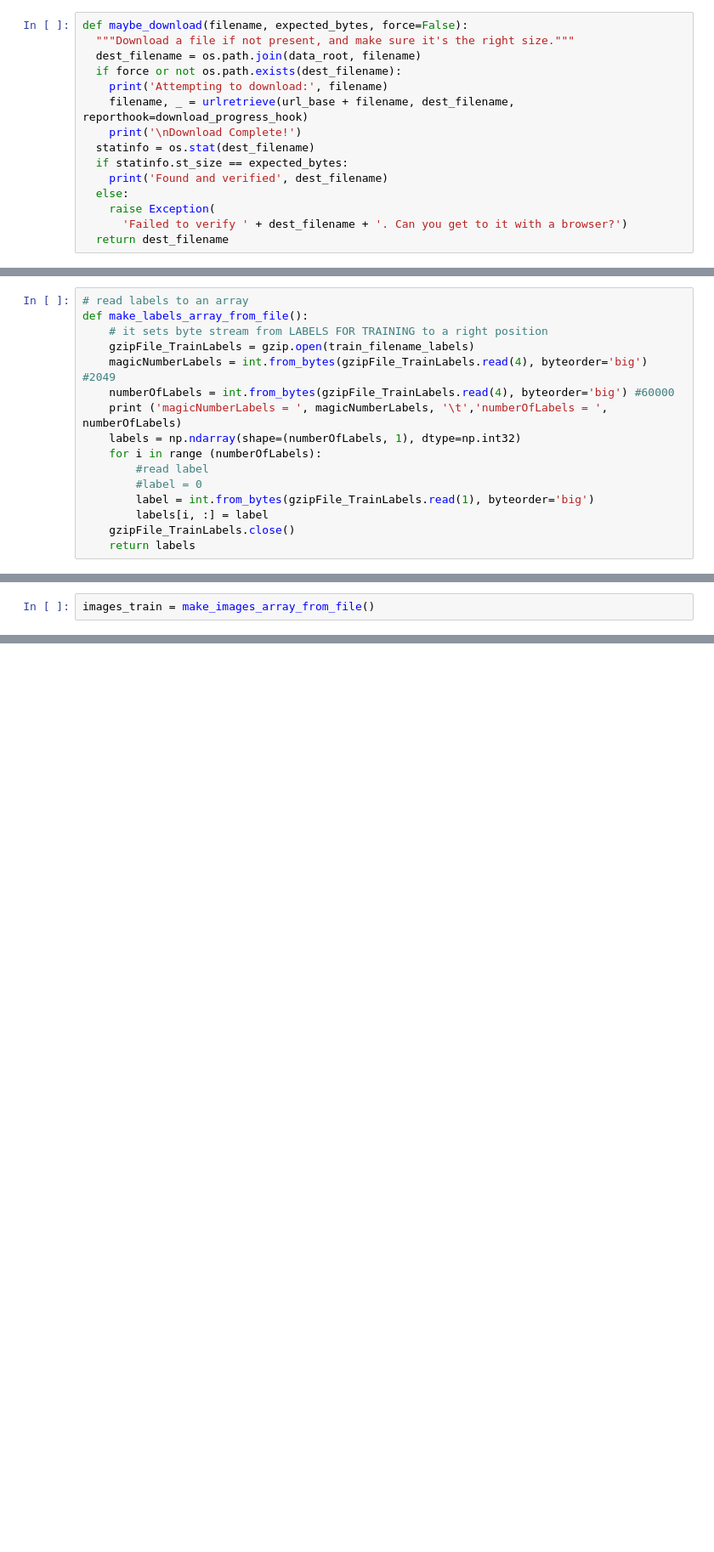
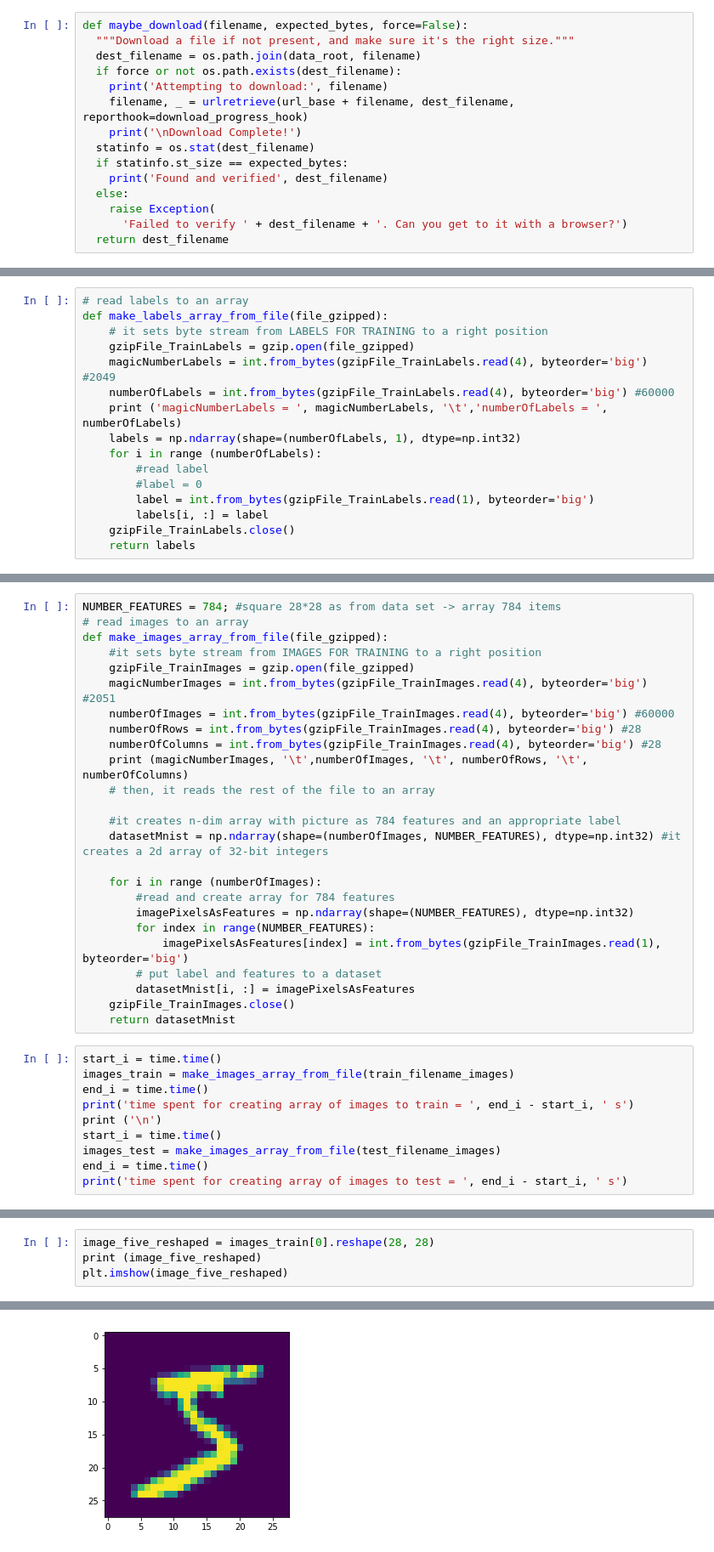
Before and after one commit to Evegen55/math_with_python, a Jupyter notebook: src/jupiter/mnist_with_python.ipynb, the cells around one changed output, grey strips where cells are left out. Shown at 85% size. Cells and saved outputs as stored; diff of their text form; blank space fills up the shorter version.

Commit message:
MNIST with TensorFlow solved

```diff
--- a/src/jupiter/mnist_with_python.ipynb
+++ b/src/jupiter/mnist_with_python.ipynb
@@ -70,8 +71,8 @@ Found and verified D:\10_work_spaces\1_Under_VCS\github\4_NN_ML\data_for_trainin
 # %%
 # read labels to an array
-def make_labels_array_from_file():
+def make_labels_array_from_file(file_gzipped):
     # it sets byte stream from LABELS FOR TRAINING to a right position
-    gzipFile_TrainLabels = gzip.open(train_filename_labels)
+    gzipFile_TrainLabels = gzip.open(file_gzipped)
     magicNumberLabels = int.from_bytes(gzipFile_TrainLabels.read(4), byteorder='big') #2049
     numberOfLabels = int.from_bytes(gzipFile_TrainLabels.read(4), byteorder='big') #60000
     print ('magicNumberLabels = ', magicNumberLabels, '\t','numberOfLabels = ', numberOfLabels)
@@ -89,0 +125,35 @@ magicNumberLabels =  2049        numberOfLabels =  60000
+# %%
+NUMBER_FEATURES = 784; #square 28*28 as from data set -> array 784 items
+# read images to an array
+def make_images_array_from_file(file_gzipped):
+    #it sets byte stream from IMAGES FOR TRAINING to a right position
+    gzipFile_TrainImages = gzip.open(file_gzipped)
+    magicNumberImages = int.from_bytes(gzipFile_TrainImages.read(4), byteorder='big') #2051
+    numberOfImages = int.from_bytes(gzipFile_TrainImages.read(4), byteorder='big') #60000
+    numberOfRows = int.from_bytes(gzipFile_TrainImages.read(4), byteorder='big') #28
+    numberOfColumns = int.from_bytes(gzipFile_TrainImages.read(4), byteorder='big') #28
+    print (magicNumberImages, '\t',numberOfImages, '\t', numberOfRows, '\t', numberOfColumns)
+    # then, it reads the rest of the file to an array
+
+    #it creates n-dim array with picture as 784 features and an appropriate label
+    datasetMnist = np.ndarray(shape=(numberOfImages, NUMBER_FEATURES), dtype=np.int32) #it creates a 2d array of 32-bit integers
+
+    for i in range (numberOfImages):
+        #read and create array for 784 features
+        imagePixelsAsFeatures = np.ndarray(shape=(NUMBER_FEATURES), dtype=np.int32)
+        for index in range(NUMBER_FEATURES):
+            imagePixelsAsFeatures[index] = int.from_bytes(gzipFile_TrainImages.read(1), byteorder='big')
+        # put label and features to a dataset
+        datasetMnist[i, :] = imagePixelsAsFeatures
+    gzipFile_TrainImages.close()
+    return datasetMnist
+# %%
+start_i = time.time()
+images_train = make_images_array_from_file(train_filename_images)
+end_i = time.time()
+print('time spent for creating array of images to train = ', end_i - start_i, ' s')
+print ('\n')
+start_i = time.time()
+images_test = make_images_array_from_file(test_filename_images)
+end_i = time.time()
+print('time spent for creating array of images to test = ', end_i - start_i, ' s')
@@ -132,2 +191,0 @@ def make_images_array_from_file():
-# %%
-images_train = make_images_array_from_file()
@@ -167,0 +192,5 @@ print ("NN was trained") #TODO measure time and other resource
+# %%
+image_five_reshaped = images_train[0].reshape(28, 28)
+print (image_five_reshaped)
+plt.imshow(image_five_reshaped)
+# %% [output]
@@ -167,0 +215 @@ print ("NN was trained") #TODO measure time and other resource
+[figure, added]
```
Also changed, not shown: parts of 25 cells of this notebook, 2 other files.
